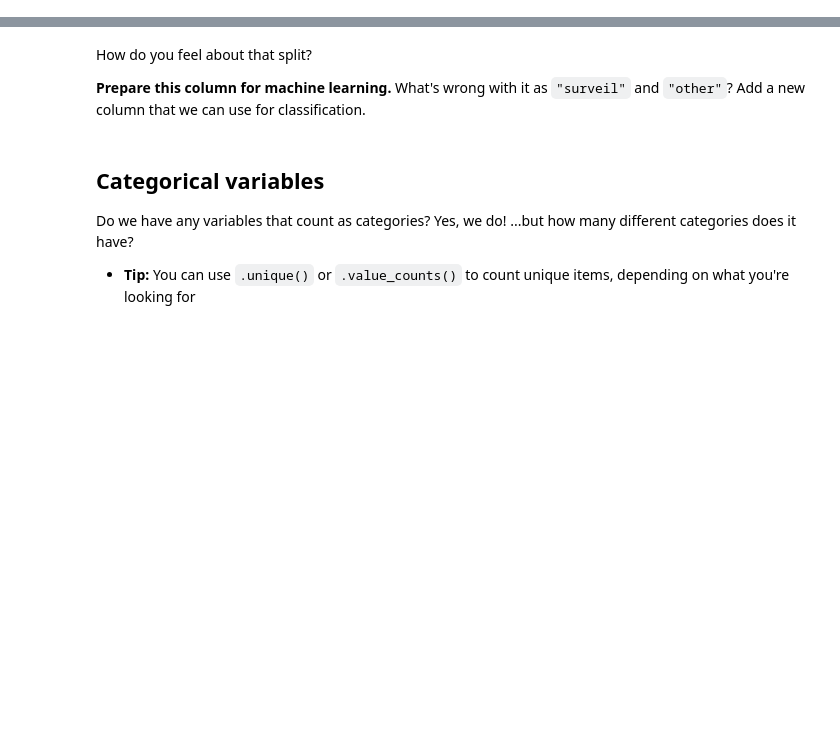
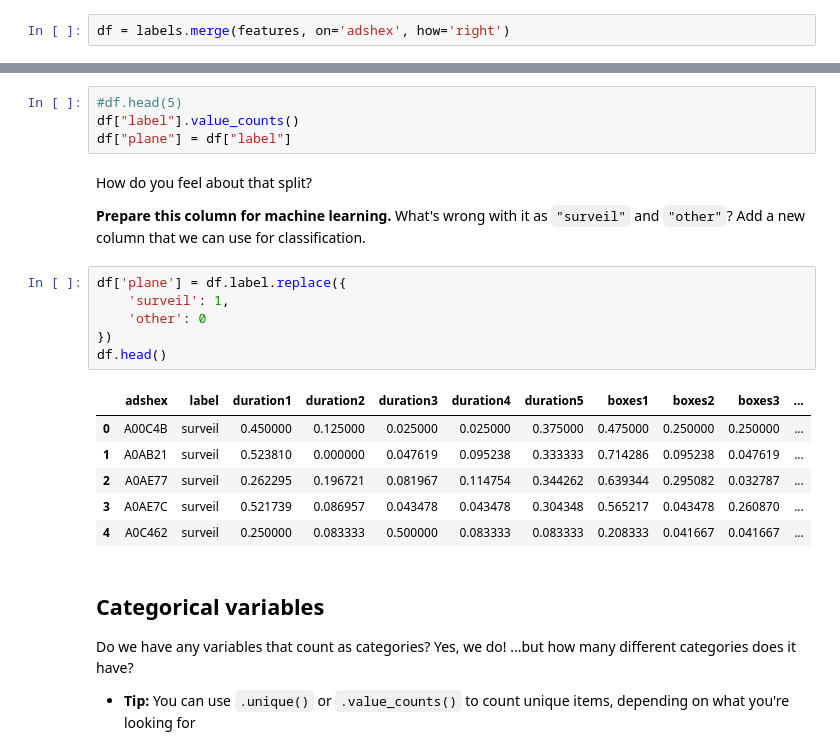
Before and after one commit to fr48/algo-hw, a Jupyter notebook: Buzzfeed Surveillance Planes Random Forests.ipynb, the cells around one changed output, grey strips where cells are left out. Saved outputs shown, nothing was run; the diff lists cells and outputs as text; blank space fills up the shorter version.

```diff
--- a/Buzzfeed Surveillance Planes Random Forests.ipynb
+++ b/Buzzfeed Surveillance Planes Random Forests.ipynb
@@ -37,5 +71,7 @@ Almost all classification problems start with a set of labeled features. In this
 We have features for about 20,000 planes and labels for about 600 planes. When you merge, the planes you have features for but not labels for will disappear.
 
 We want to keep those in the dataframe so we can play detective with them later, and try to find surveillance planes using the features. When you merge, you should use `how='left'` or `how='right'` to keep unmatched columns from the left (or right) dataframe.
+# %%
+df = labels.merge(features, on='adshex', how='right')
 # %% [markdown]
 Confirm you have 19,799 rows and 34 columns.
@@ -45,10 +85,27 @@ Confirm you have 19,799 rows and 34 columns.
 ## Number-izing our labels
 
 Each row is a plane, and it's marked as either a surveillance plane or not. How many do we have in each category?
+# %%
+#df.head(5)
+df["label"].value_counts()
+df["plane"] = df["label"]
 # %% [markdown]
 How do you feel about that split?
 
 **Prepare this column for machine learning.** What's wrong with it as `"surveil"` and `"other"`? Add a new column that we can use for classification.
+# %%
+df['plane'] = df.label.replace({
+    'surveil': 1,
+    'other': 0
+})
+df.head()
+# %% [output]
+|  | adshex | label | duration1 | duration2 | duration3 | duration4 | duration5 | boxes1 | boxes2 | boxes3 | ... |
+| 0 | A00C4B | surveil | 0.450000 | 0.125000 | 0.025000 | 0.025000 | 0.375000 | 0.475000 | 0.250000 | 0.250000 | ... |
+| 1 | A0AB21 | surveil | 0.523810 | 0.000000 | 0.047619 | 0.095238 | 0.333333 | 0.714286 | 0.095238 | 0.047619 | ... |
+| 2 | A0AE77 | surveil | 0.262295 | 0.196721 | 0.081967 | 0.114754 | 0.344262 | 0.639344 | 0.295082 | 0.032787 | ... |
+| 3 | A0AE7C | surveil | 0.521739 | 0.086957 | 0.043478 | 0.043478 | 0.304348 | 0.565217 | 0.043478 | 0.260870 | ... |
+| 4 | A0C462 | surveil | 0.250000 | 0.083333 | 0.500000 | 0.083333 | 0.083333 | 0.208333 | 0.041667 | 0.041667 | ... |
 # %% [markdown]
 ## Categorical variables
 
```
Also changed, not shown: parts of 18 cells of this notebook.
